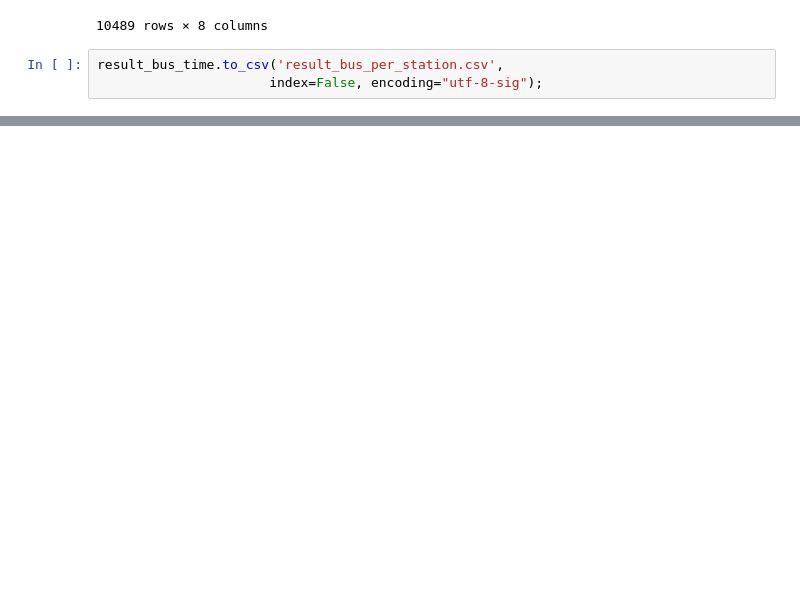
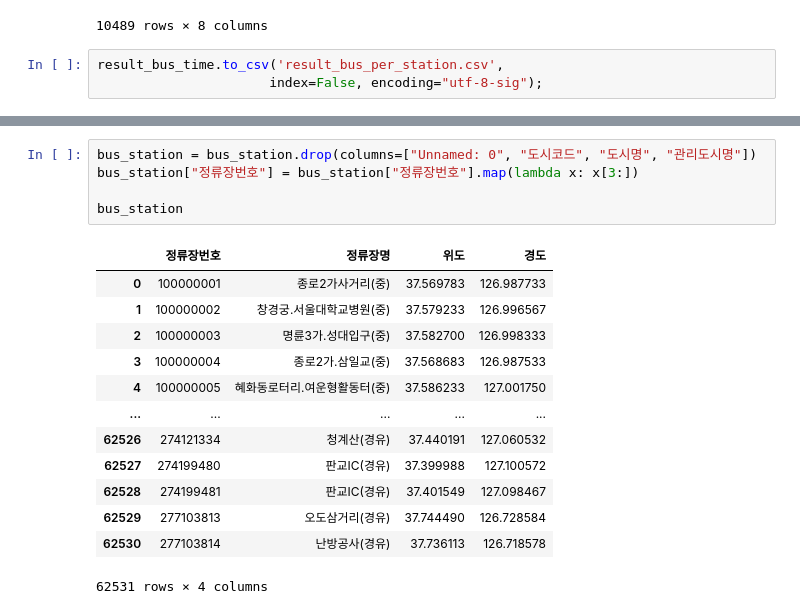
Before and after one commit to 23-1-CauCapstone-Team3/DataPreprocessing, a Jupyter notebook: hub/station.ipynb, the cells around one changed output, grey strips where cells are left out. Saved outputs shown, nothing was run; the diff lists cells and outputs as text; blank space fills up the shorter version.

```diff
--- a/hub/station.ipynb
+++ b/hub/station.ipynb
@@ -254,0 +237,19 @@ result_bus_time.to_csv('result_bus_per_station.csv',
+# %%
+bus_station = bus_station.drop(columns=["Unnamed: 0", "도시코드", "도시명", "관리도시명"])
+bus_station["정류장번호"] = bus_station["정류장번호"].map(lambda x: x[3:])
+
+bus_station
+# %% [output]
+|  | 정류장번호 | 정류장명 | 위도 | 경도 |
+| 0 | 100000001 | 종로2가사거리(중) | 37.569783 | 126.987733 |
+| 1 | 100000002 | 창경궁.서울대학교병원(중) | 37.579233 | 126.996567 |
+| 2 | 100000003 | 명륜3가.성대입구(중) | 37.582700 | 126.998333 |
+| 3 | 100000004 | 종로2가.삼일교(중) | 37.568683 | 126.987533 |
+| 4 | 100000005 | 혜화동로터리.여운형활동터(중) | 37.586233 | 127.001750 |
+| ... | ... | ... | ... | ... |
+| 62526 | 274121334 | 청계산(경유) | 37.440191 | 127.060532 |
+| 62527 | 274199480 | 판교IC(경유) | 37.399988 | 127.100572 |
+| 62528 | 274199481 | 판교IC(경유) | 37.401549 | 127.098467 |
+| 62529 | 277103813 | 오도삼거리(경유) | 37.744490 | 126.728584 |
+| 62530 | 277103814 | 난방공사(경유) | 37.736113 | 126.718578 |
+62531 rows × 4 columns
```
Also changed, not shown: parts of 22 cells of this notebook, 2 other files.
